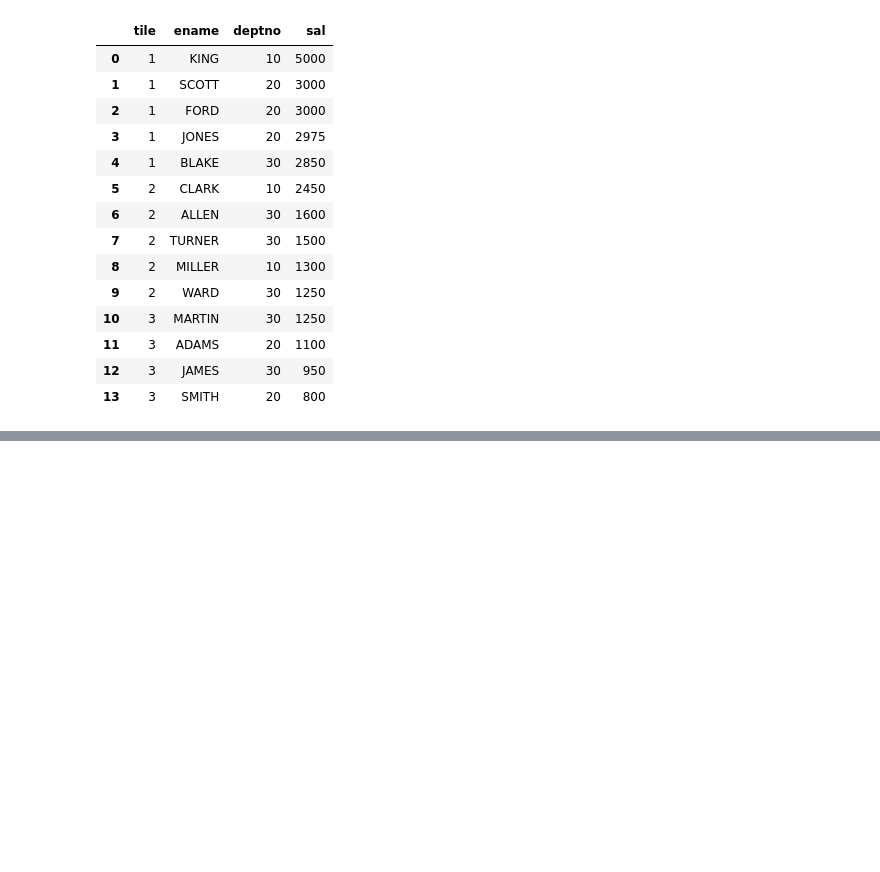
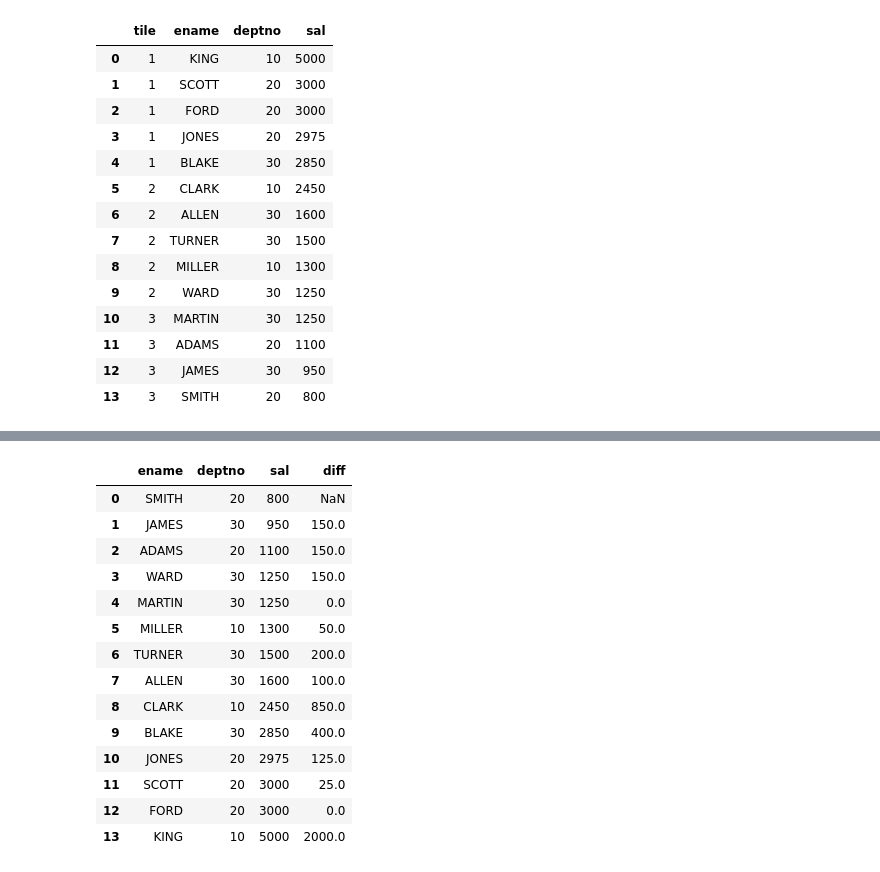
Before and after one commit to gbrs/sql_imitation_in_pandas, a Jupyter notebook: pandas_sql.ipynb, the cells around one changed output, grey strips where cells are left out. Drawn from its saved outputs; the diff is of its cells as text; code cells hidden in the pictures; blank space fills up the shorter version.

```diff
--- a/pandas_sql.ipynb
+++ b/pandas_sql.ipynb
@@ -749,0 +775,25 @@ sqldf(q)
+# %%
+'''Отранжировав сотрудников, вывести разницу в з/п от предыдущего'''
+q = """
+SELECT
+    ename, deptno, sal,
+    sal - LAG(sal) OVER (ORDER BY sal) diff
+FROM emp
+"""
+sqldf(q)
+# %% [output]
+|  | ename | deptno | sal | diff |
+| 0 | SMITH | 20 | 800 | NaN |
+| 1 | JAMES | 30 | 950 | 150.0 |
+| 2 | ADAMS | 20 | 1100 | 150.0 |
+| 3 | WARD | 30 | 1250 | 150.0 |
+| 4 | MARTIN | 30 | 1250 | 0.0 |
+| 5 | MILLER | 10 | 1300 | 50.0 |
+| 6 | TURNER | 30 | 1500 | 200.0 |
+| 7 | ALLEN | 30 | 1600 | 100.0 |
+| 8 | CLARK | 10 | 2450 | 850.0 |
+| 9 | BLAKE | 30 | 2850 | 400.0 |
+| 10 | JONES | 20 | 2975 | 125.0 |
+| 11 | SCOTT | 20 | 3000 | 25.0 |
+| 12 | FORD | 20 | 3000 | 0.0 |
+| 13 | KING | 10 | 5000 | 2000.0 |
```
Also changed, not shown: parts of 2 cells of this notebook.
